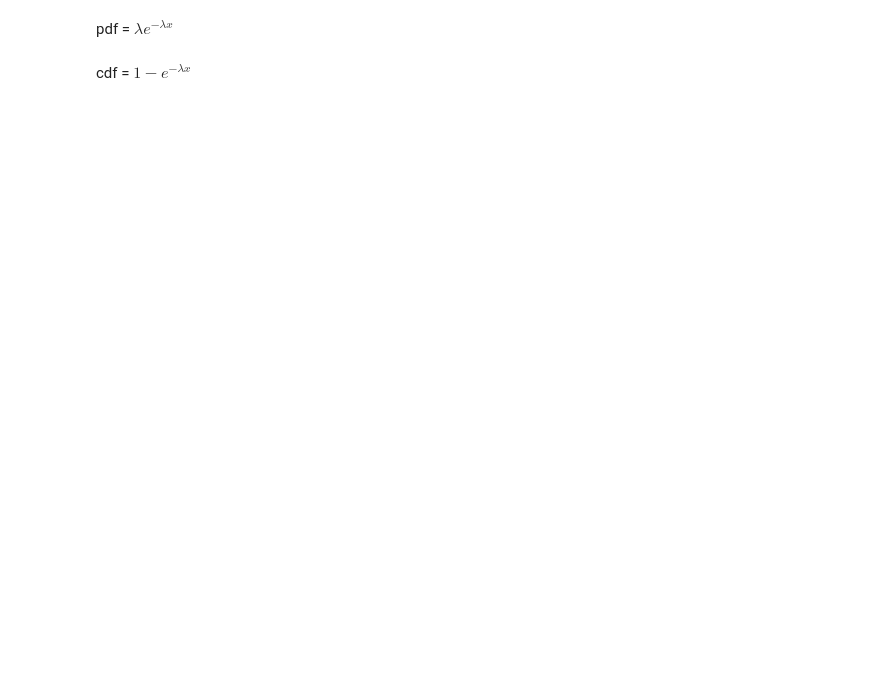
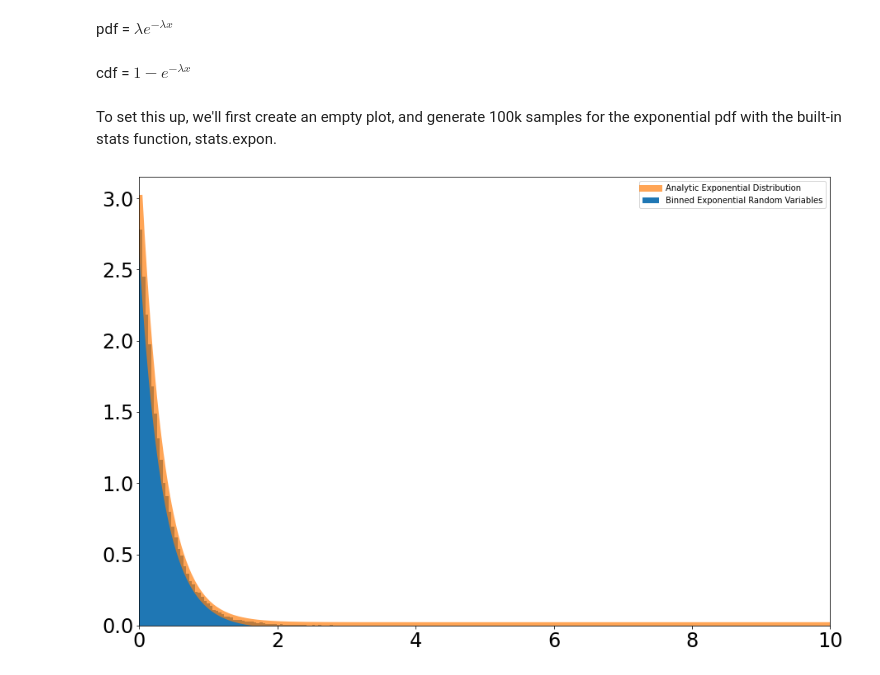
Before and after one commit to jenniv27/phys434, a Jupyter notebook: Labs/Lab1.ipynb, the cells around one changed output. Saved outputs shown, nothing was run; the diff lists cells and outputs as text; code cells hidden in the pictures; blank space fills up the shorter version.

```diff
--- a/Labs/Lab1.ipynb
+++ b/Labs/Lab1.ipynb
@@ -72,3 +83,30 @@ Next I will explore a continuous analytic distribution. The exponential distribu
 pdf = $\lambda e^{-\lambda x}$
 # %% [markdown]
 cdf = $1-e^{-\lambda x}$
+# %% [markdown]
+To set this up, we'll first create an empty plot, and generate 100k samples for the exponential pdf with the built-in stats function, stats.expon.
+# %%
+plt.rcParams["figure.figsize"] = (15,10)
+# %%
+# For stats.expon, the parameter "scale" is defined as scale = 1 / lambda
+# So here I will use a lambda of 3, and the default location of 0.
+d = stats.expon.rvs(size = 100000, loc = 0, scale = 1/3)
+# %%
+# We'll take the samples, group them into 50 bins, and normalize before plotting on a graph.
+fig, ax = plt.subplots(1, 1)
+ax.hist(d, 100, density=True, label='Binned Exponential Random Variables')
+
+# Here I change the plot parameters
+plt.tick_params(labelsize = 24)
+plt.xlim([0,10])
+
+# I create a linear space for x from 0 to 10, with 1000 values between, to use as input values for the analytic distribution
+x = np.linspace(0,10,1000)
+
+# Lastly, I can plot the analytic distribution with lambda = 3, again scale = 1/lambda
+a = 3
+ax.plot(x,stats.expon.pdf(x, loc = 0, scale = 1/a), linewidth = 8, alpha = 0.7, label='Analytic Exponential Distribution')
+plt.legend()
+plt.show()
+# %% [output]
+[figure, added]
```
Also changed, not shown: parts of 18 cells of this notebook.
